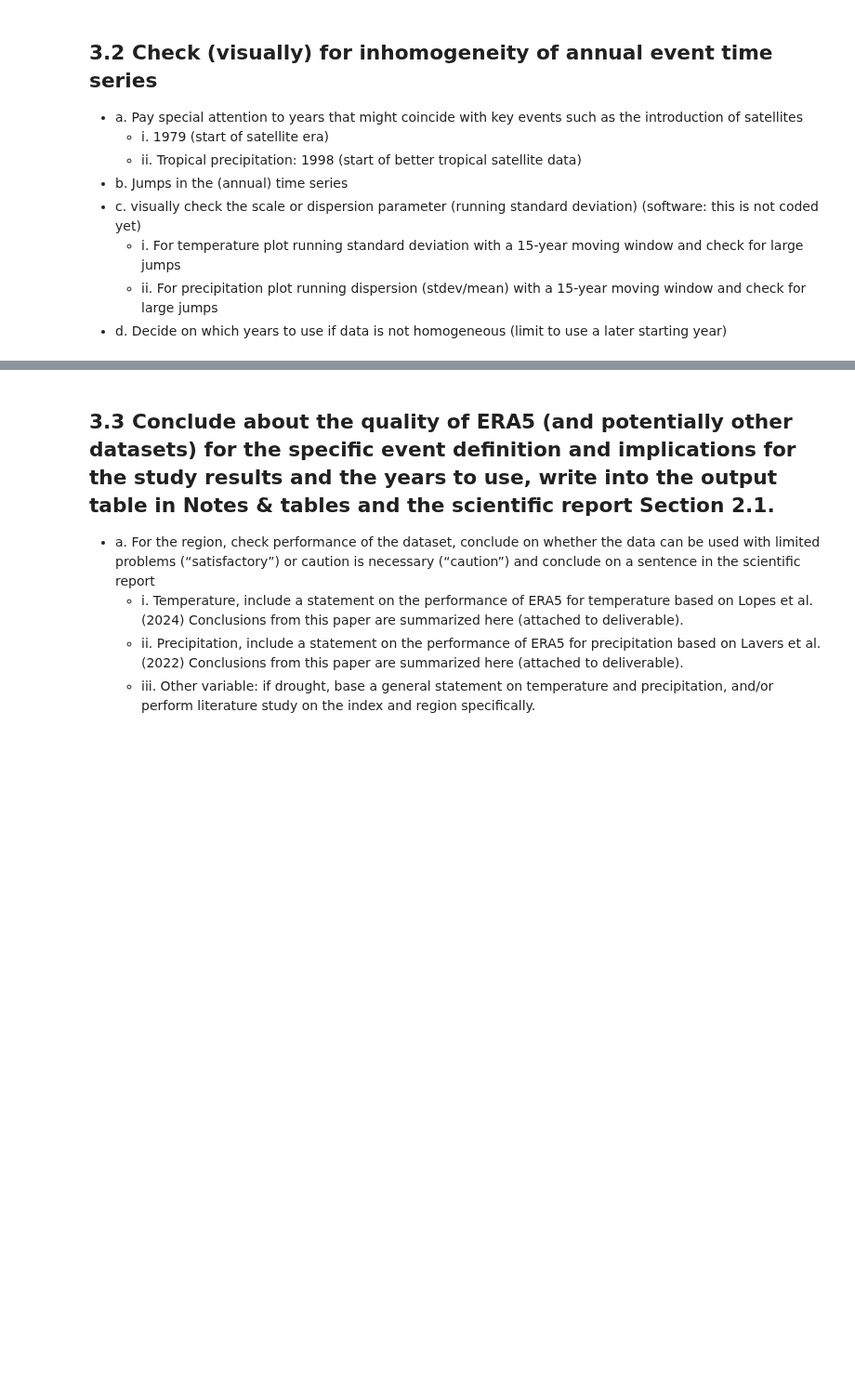
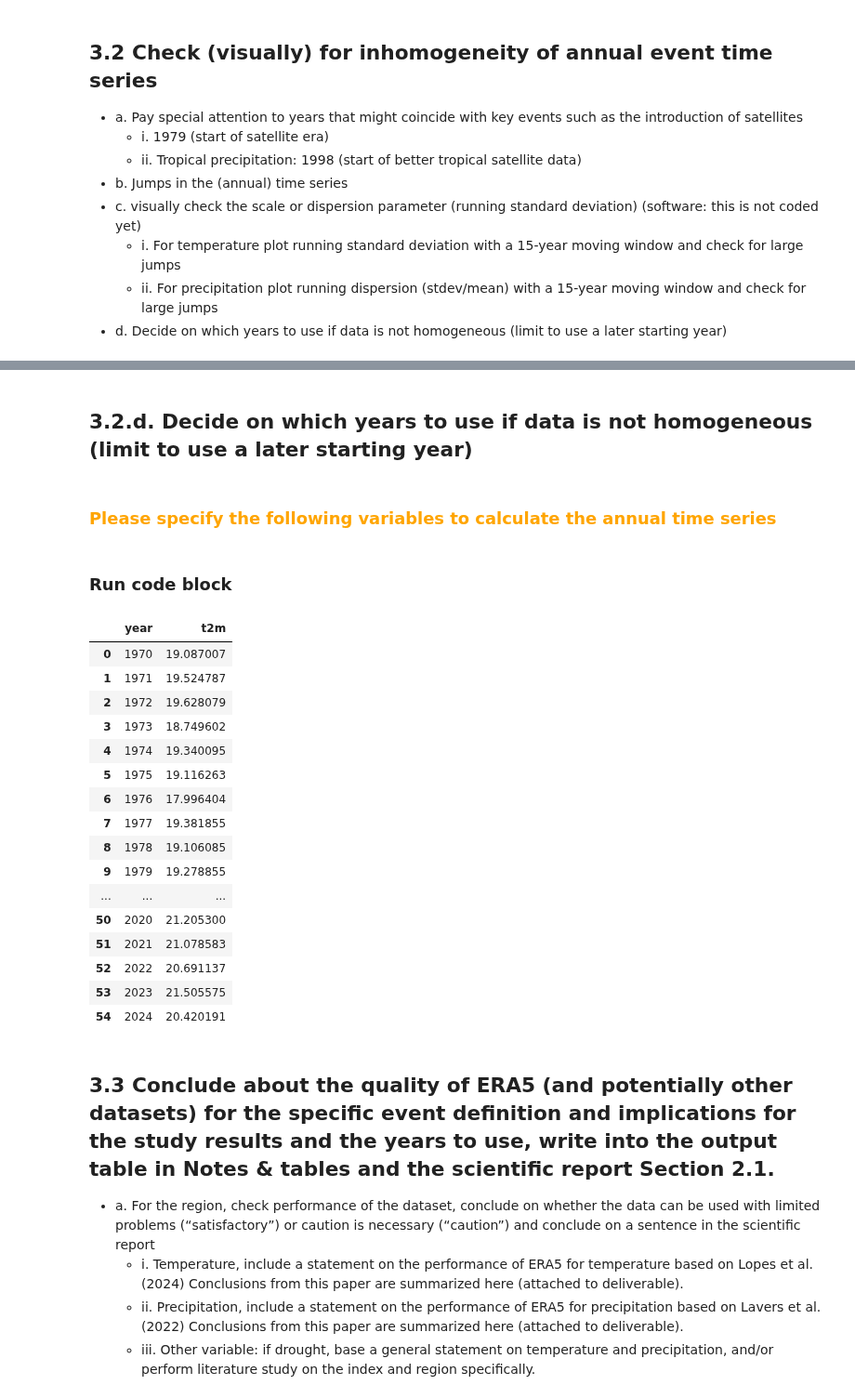
Before and after one commit to izpinto/c3s-451, a Jupyter notebook: library/C3S_TrendAnalysis.ipynb, the cells around one changed output, grey strips where cells are left out. Shown at 93% size. Cells and saved outputs as stored; diff of their text form; code cells hidden in the pictures; blank space fills up the shorter version.

```diff
--- a/library/C3S_TrendAnalysis.ipynb
+++ b/library/C3S_TrendAnalysis.ipynb
@@ -18,3 +126,40 @@
+# %% [markdown]
+## 3.2.d. Decide on which years to use if data is not homogeneous (limit to use a later starting year)
+# %% [markdown]
+### <font color='orange'>Please specify the following variables to calculate the annual time series</font>
+# %%
+year_range = (1970, 2024)
+# %% [markdown]
+### Run code block
+# %%
+# choose from the daily values?
+
+ts_daily_studyregion_subset = subset_gdf(gdf=ts_daily_studyregion, datetime_col=datetime_col, year_range=year_range)
+
+ts_ann_studyregion_subset = calculate_yearly_value(gdf=ts_daily_studyregion_subset,
+                                            value_col=value_col, datetime_col=datetime_col,
+                                            yearly_value=yearly_value, padding=padding,
+                                            month_range=month_range)
+
+ts_ann_studyregion_subset
+# %% [output]
+|  | year | t2m |
+| 0 | 1970 | 19.087007 |
+| 1 | 1971 | 19.524787 |
+| 2 | 1972 | 19.628079 |
+| 3 | 1973 | 18.749602 |
+| 4 | 1974 | 19.340095 |
+| 5 | 1975 | 19.116263 |
+| 6 | 1976 | 17.996404 |
+| 7 | 1977 | 19.381855 |
+| 8 | 1978 | 19.106085 |
+| 9 | 1979 | 19.278855 |
+| ... | ... | ... |
+| 50 | 2020 | 21.205300 |
+| 51 | 2021 | 21.078583 |
+| 52 | 2022 | 20.691137 |
+| 53 | 2023 | 21.505575 |
+| 54 | 2024 | 20.420191 |
 # %% [markdown]
 ## 3.3 Conclude about the quality of ERA5 (and potentially other datasets) for the specific event definition and implications for the study results and the years to use, write into the output table in Notes & tables and the scientific report Section 2.1.
 - a. For the region, check performance of the dataset, conclude on whether the data can be used with limited problems (“satisfactory”) or caution is necessary (“caution”) and conclude on a sentence in the scientific report
```
Also changed, not shown: parts of 8 cells of this notebook, 3 other files.
